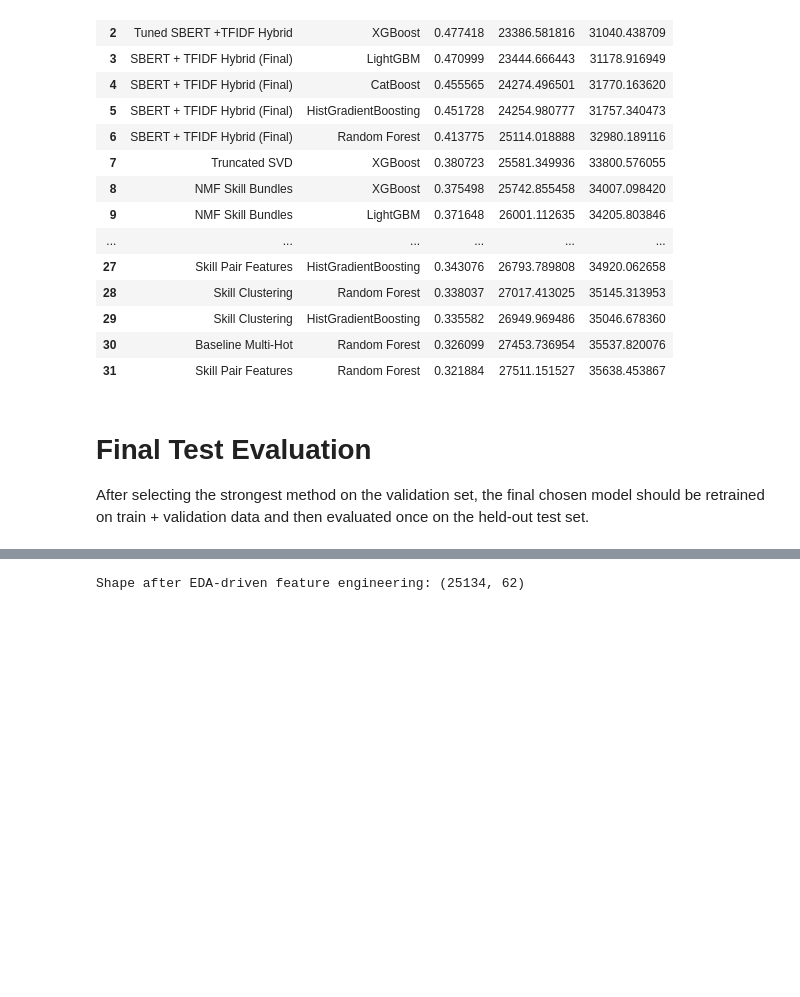
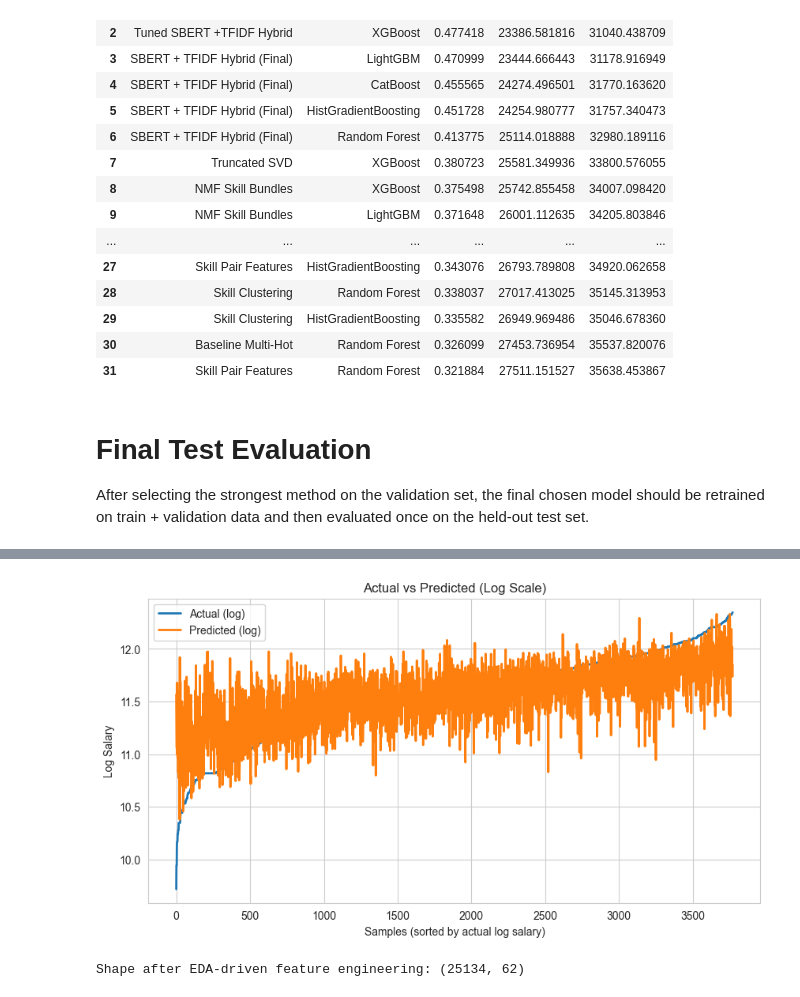
Before and after one commit to miguelcaeg/LT10_MLThesisProject, a Jupyter notebook: Raymond Thesis Attempt.ipynb, the cells around one changed output, grey strips where cells are left out. Cells and saved outputs as stored; diff of their text form; code cells hidden in the pictures; blank space fills up the shorter version.

```diff
--- a/Raymond Thesis Attempt.ipynb
+++ b/Raymond Thesis Attempt.ipynb
@@ -2130,3 +2164,29 @@ You can set `force_col_wise=true` to remove the overhead.
+# %%
+import matplotlib.pyplot as plt
+import numpy as np
+
+# USE LOG VALUES DIRECTLY
+y_true = y_test
+y_pred = final_pred_test
+
+# sort by actual
+sorted_idx = np.argsort(y_true)
+y_true_sorted = y_true.iloc[sorted_idx]
+y_pred_sorted = y_pred[sorted_idx]
+
+plt.figure(figsize=(10,5))
+
+plt.plot(y_true_sorted.values, label="Actual (log)", linewidth=2)
+plt.plot(y_pred_sorted, label="Predicted (log)", linewidth=2)
+
+plt.xlabel("Samples (sorted by actual log salary)")
+plt.ylabel("Log Salary")
+plt.title("Actual vs Predicted (Log Scale)")
+plt.legend()
+
+plt.show()
+# %% [output]
+[figure, added]
 # %%
 # -------------------------
 # EDA-DRIVEN FEATURE ENGINEERING
```
Also changed, not shown: parts of 11 cells of this notebook.
